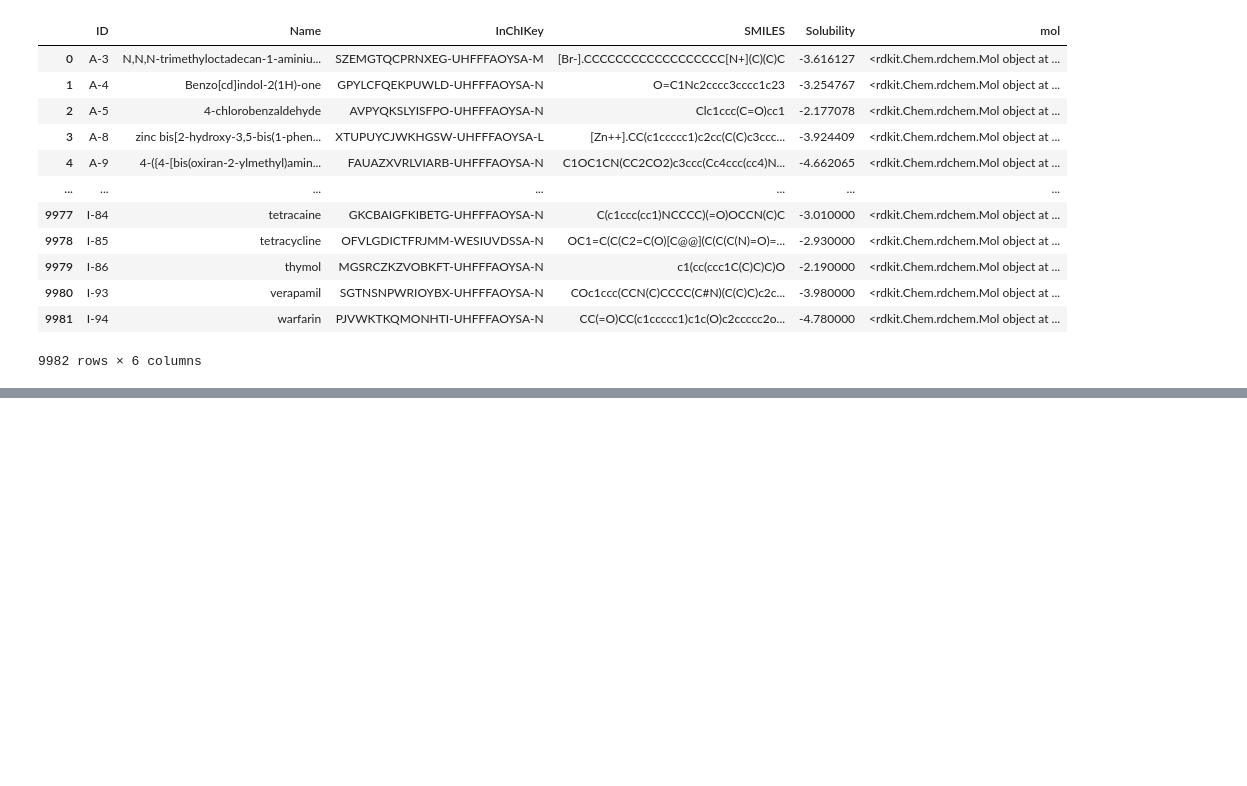
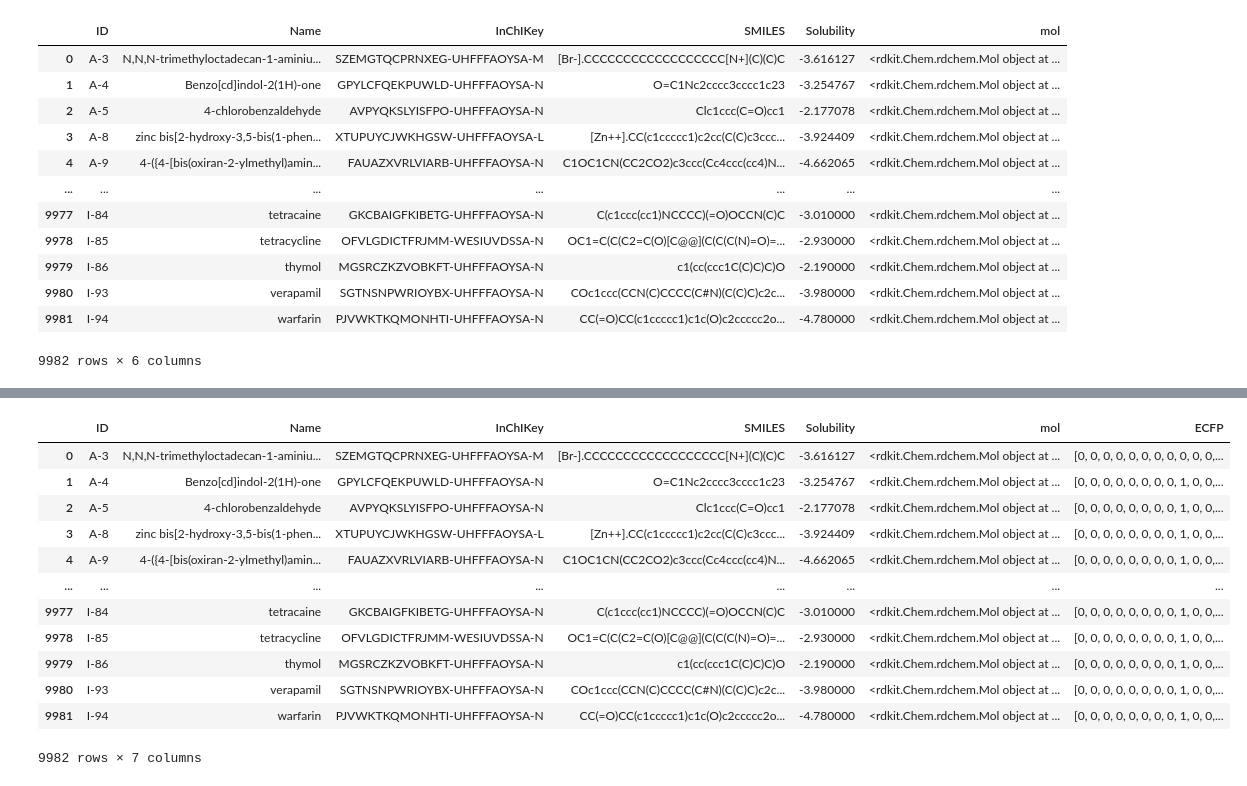
Before and after one commit to lopataa/qspr-qsar-explainability, a Jupyter notebook: qspr/random-forest.ipynb, the cells around one changed output, grey strips where cells are left out. Cells and saved outputs as stored; diff of their text form; code cells hidden in the pictures; blank space fills up the shorter version.

```diff
--- a/qspr/random-forest.ipynb
+++ b/qspr/random-forest.ipynb
@@ -83 +81,17 @@ df = df.dropna(subset=['ECFP', 'Solubility']).copy()
+# %%
+df
+# %% [output]
+|  | ID | Name | InChIKey | SMILES | Solubility | mol | ECFP |
+| 0 | A-3 | N,N,N-trimethyloctadecan-1-aminiu... | SZEMGTQCPRNXEG-UHFFFAOYSA-M | [Br-].CCCCCCCCCCCCCCCCCC[N+](C)(C)C | -3.616127 | <rdkit.Chem.rdchem.Mol object at ... | [0, 0, 0, 0, 0, 0, 0, 0, 0, 0, 0,... |
+| 1 | A-4 | Benzo[cd]indol-2(1H)-one | GPYLCFQEKPUWLD-UHFFFAOYSA-N | O=C1Nc2cccc3cccc1c23 | -3.254767 | <rdkit.Chem.rdchem.Mol object at ... | [0, 0, 0, 0, 0, 0, 0, 0, 1, 0, 0,... |
+| 2 | A-5 | 4-chlorobenzaldehyde | AVPYQKSLYISFPO-UHFFFAOYSA-N | Clc1ccc(C=O)cc1 | -2.177078 | <rdkit.Chem.rdchem.Mol object at ... | [0, 0, 0, 0, 0, 0, 0, 0, 1, 0, 0,... |
+| 3 | A-8 | zinc bis[2-hydroxy-3,5-bis(1-phen... | XTUPUYCJWKHGSW-UHFFFAOYSA-L | [Zn++].CC(c1ccccc1)c2cc(C(C)c3ccc... | -3.924409 | <rdkit.Chem.rdchem.Mol object at ... | [0, 0, 0, 0, 0, 0, 0, 0, 1, 0, 0,... |
+| 4 | A-9 | 4-({4-[bis(oxiran-2-ylmethyl)amin... | FAUAZXVRLVIARB-UHFFFAOYSA-N | C1OC1CN(CC2CO2)c3ccc(Cc4ccc(cc4)N... | -4.662065 | <rdkit.Chem.rdchem.Mol object at ... | [0, 0, 0, 0, 0, 0, 0, 0, 1, 0, 0,... |
+| ... | ... | ... | ... | ... | ... | ... | ... |
+| 9977 | I-84 | tetracaine | GKCBAIGFKIBETG-UHFFFAOYSA-N | C(c1ccc(cc1)NCCCC)(=O)OCCN(C)C | -3.010000 | <rdkit.Chem.rdchem.Mol object at ... | [0, 0, 0, 0, 0, 0, 0, 0, 1, 0, 0,... |
+| 9978 | I-85 | tetracycline | OFVLGDICTFRJMM-WESIUVDSSA-N | OC1=C(C(C2=C(O)[C@@](C(C(C(N)=O)=... | -2.930000 | <rdkit.Chem.rdchem.Mol object at ... | [0, 0, 0, 0, 0, 0, 0, 0, 1, 0, 0,... |
+| 9979 | I-86 | thymol | MGSRCZKZVOBKFT-UHFFFAOYSA-N | c1(cc(ccc1C(C)C)C)O | -2.190000 | <rdkit.Chem.rdchem.Mol object at ... | [0, 0, 0, 0, 0, 0, 0, 0, 1, 0, 0,... |
+| 9980 | I-93 | verapamil | SGTNSNPWRIOYBX-UHFFFAOYSA-N | COc1ccc(CCN(C)CCCC(C#N)(C(C)C)c2c... | -3.980000 | <rdkit.Chem.rdchem.Mol object at ... | [0, 0, 0, 0, 0, 0, 0, 0, 1, 0, 0,... |
+| 9981 | I-94 | warfarin | PJVWKTKQMONHTI-UHFFFAOYSA-N | CC(=O)CC(c1ccccc1)c1c(O)c2ccccc2o... | -4.780000 | <rdkit.Chem.rdchem.Mol object at ... | [0, 0, 0, 0, 0, 0, 0, 0, 1, 0, 0,... |
+9982 rows × 7 columns
 # %%
```
Also changed, not shown: parts of 10 cells of this notebook, 1 other file.
